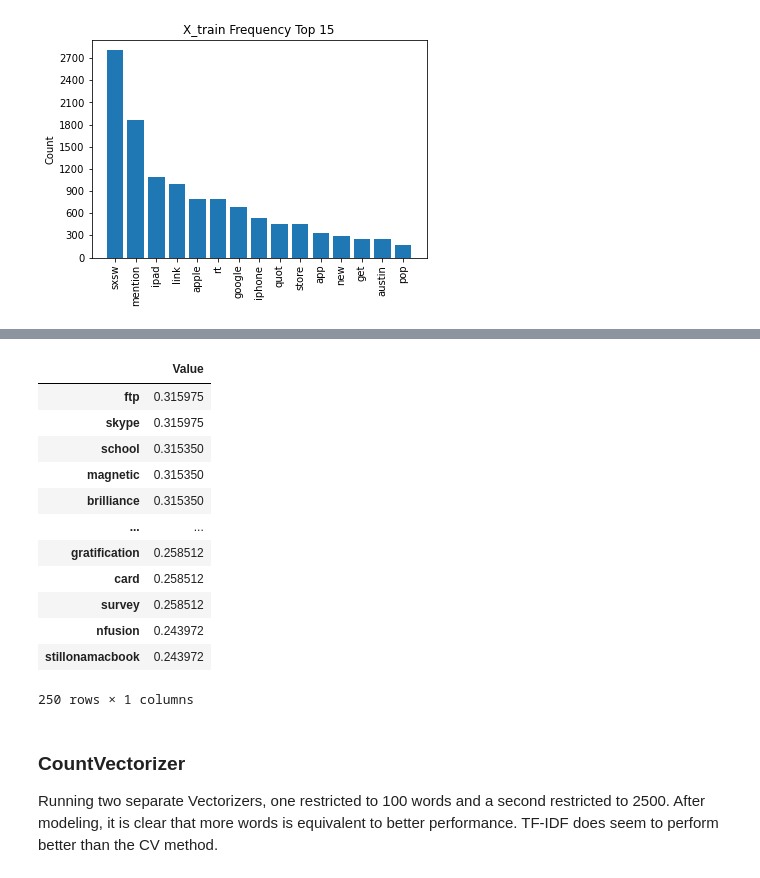
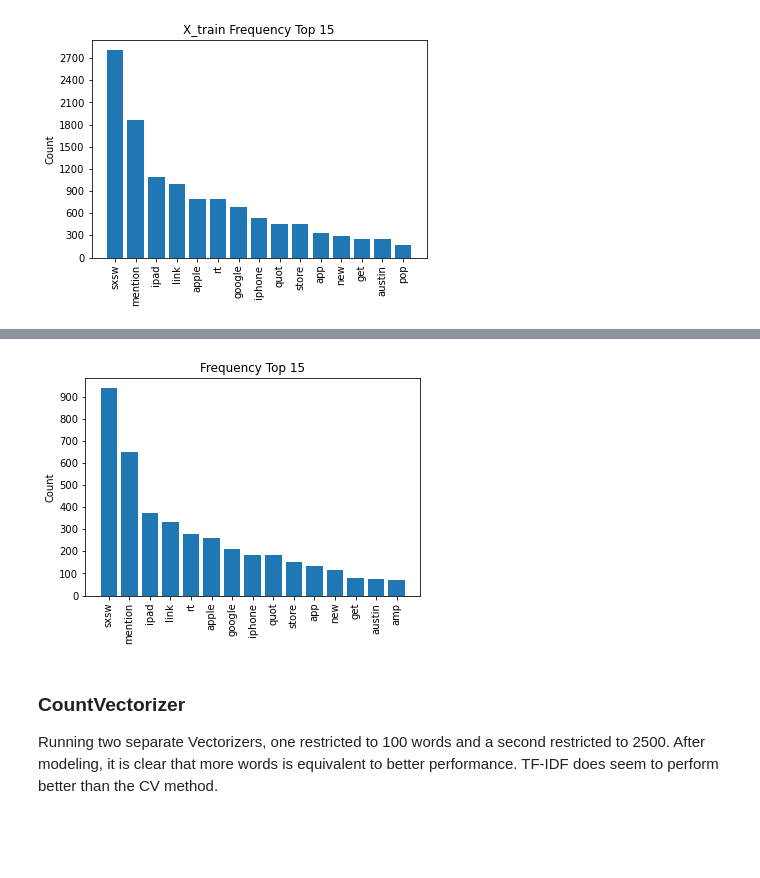
Before and after one commit to smashley-eakland/tweet-nlp-analysis, a Jupyter notebook: NLP.ipynb, the cells around one changed output, grey strips where cells are left out. Saved outputs shown, nothing was run; the diff lists cells and outputs as text; code cells hidden in the pictures; blank space fills up the shorter version.

```diff
--- a/NLP.ipynb
+++ b/NLP.ipynb
@@ -337,19 +318,8 @@ tf_df
-# %%
-tf_df.sort_values('Value', ascending=False).tail(250)
-# %% [output]
-|  | Value |
-| ftp | 0.315975 |
-| skype | 0.315975 |
-| school | 0.315350 |
-| magnetic | 0.315350 |
-| brilliance | 0.315350 |
-| ... | ... |
-| gratification | 0.258512 |
-| card | 0.258512 |
-| survey | 0.258512 |
-| nfusion | 0.243972 |
-| stillonamacbook | 0.243972 |
-250 rows × 1 columns
+# %%
+X_testfreq_dist = FreqDist(X_test['Tweet_tokens'].explode())
+plot_frequency(X_testfreq_dist, "Frequency Top 15")
+# %% [output]
+[figure, added]
 # %%
 #secondary split for holdout set - final model will be evaluated on
 X_t, X_val, y_t, y_val = train_test_split(X_train, y_train,
```
Also changed, not shown: parts of 43 cells of this notebook, 5 other files.
